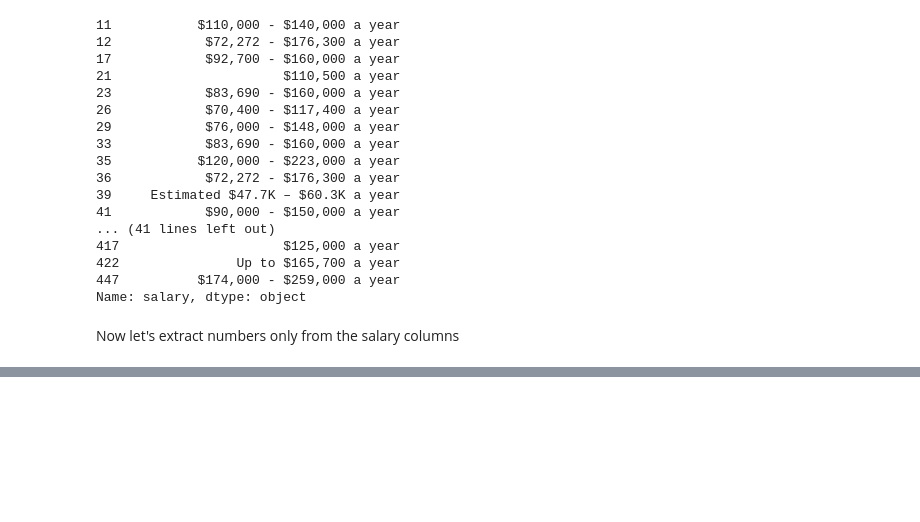
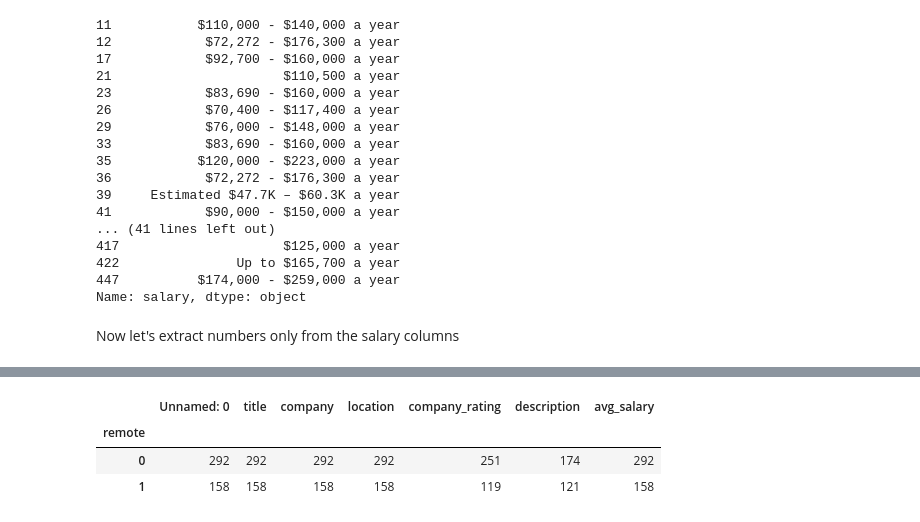
Before and after one commit to gihonglee/Indeed_web_scrapping, a Jupyter notebook: data_cleaning.ipynb, the cells around one changed output, grey strips where cells are left out. Drawn from its saved outputs; the diff is of its cells as text; code cells hidden in the pictures; blank space fills up the shorter version.

```diff
--- a/data_cleaning.ipynb
+++ b/data_cleaning.ipynb
@@ -103,0 +123,10 @@ df.loc[df['k_unit'] == 1]
+# %%
+
+df['remote'] = df['location'].apply(lambda x: 1 if isinstance(x,str) and 'remote' in x.lower() else 0)
+df.groupby('remote').count()
+# we can see that 158/450 jobs are remote
+# %% [output]
+|  | Unnamed: 0 | title | company | location | company_rating | description | avg_salary |
+| remote |  |  |  |  |  |  |  |
+| 0 | 292 | 292 | 292 | 292 | 251 | 174 | 292 |
+| 1 | 158 | 158 | 158 | 158 | 119 | 121 | 158 |
```
Also changed, not shown: parts of 6 cells of this notebook, 10 other files.
